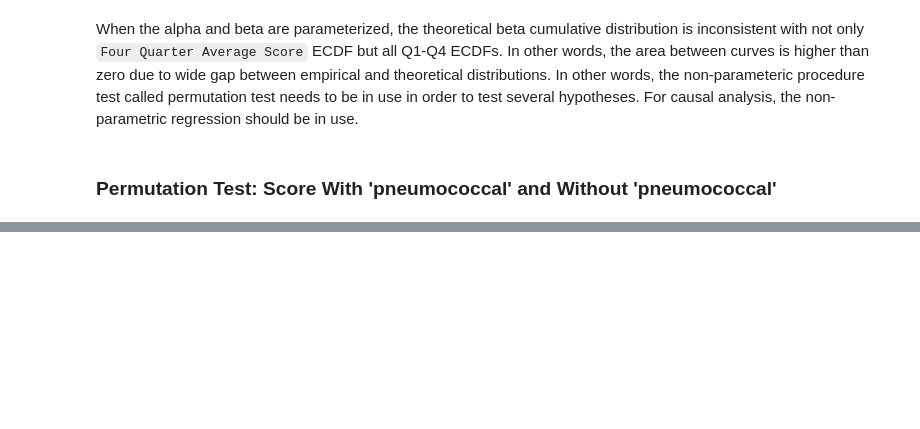
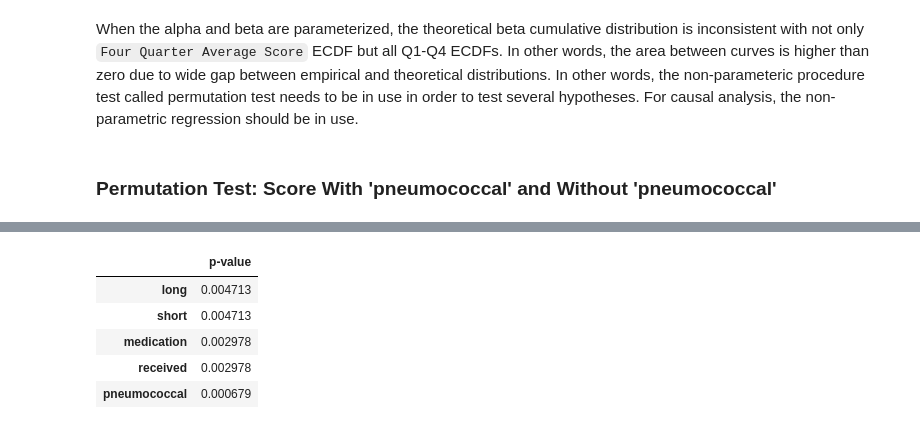
Before and after one commit to jonahwinninghoff/Causal-Analysis-Nursing-Home, a Jupyter notebook: Exploratory Data Analysis/Exploratory Data Analysis.ipynb, the cells around one changed output, grey strips where cells are left out. Saved outputs shown, nothing was run; the diff lists cells and outputs as text; code cells hidden in the pictures; blank space fills up the shorter version.

```diff
--- a/Exploratory Data Analysis/Exploratory Data Analysis.ipynb
+++ b/Exploratory Data Analysis/Exploratory Data Analysis.ipynb
@@ -92,6 +92,7 @@ q_selected = q[['Four Quarter Average Score','Measure Description']]
 # Vectorize and Drop Measure Description
 cleaned_q = vectorize_df(q_selected,'Measure Description', stop_words = 'english',
                          max_df = 0.8, min_df = 2).drop('Measure Description', axis = 1)
+forperm = cleaned_q.copy()
 # %%
 # Select top 20 most frequently used words
 top_words = list(cleaned_q.sum().sort_values(ascending = False).reset_index()['index'][0:20])
@@ -299,9 +302,3 @@ plt.show()
 When the alpha and beta are parameterized, the theoretical beta cumulative distribution is inconsistent with not only `Four Quarter Average Score` ECDF but all Q1-Q4 ECDFs. In other words, the area between curves is higher than zero due to wide gap between empirical and theoretical distributions. In other words, the non-parameteric procedure test called permutation test needs to be in use in order to test several hypotheses. For causal analysis, the non-parametric regression should be in use.
 # %% [markdown]
 ### Permutation Test: Score With 'pneumococcal' and Without 'pneumococcal' <a id='hypothesis'></a>
-# %%
-# Focus on Four Quarter Average Score and pneumococcal
-perm_test = cleaned_q[['Four Quarter Average Score', 'pneumococcal']]
-perm_test['pneumococcal'] = perm_test['pneumococcal'].apply(lambda x: 0 if x == 0 else 1)
-
-print(Counter(perm_test.pneumococcal))
@@ -328,6 +318,3 @@ def permutation_test(data, target_column = 'score', separate_by = 'column', sepa
     pvalue = np.sum(np.abs(diff) >= np.abs(observed_diff))/len(data)
 
     return pvalue
-# %%
-p_value = permutation_test(perm_test, target_column = 'Four Quarter Average Score',
-                 separate_by = 'pneumococcal', separate_value = 0, size = 1000)
@@ -353,0 +327,8 @@ Using exploration techniques not only help understand effects of explanatory var
+# %%
+p_values = {}
+for i in ['long','short','medication','received','pneumococcal']:
+    perm_test = forperm[['Four Quarter Average Score', i]]
+    perm_test[i] = perm_test[i].apply(lambda x: 0 if x == 0 else 1)
+    p_value = permutation_test(perm_test, target_column = 'Four Quarter Average Score',
+                 separate_by = i, separate_value = 0, size = 1000)
+    p_values[i] = [p_value]
@@ -353,0 +353,9 @@ Using exploration techniques not only help understand effects of explanatory var
+# %%
+display(pd.DataFrame(p_values).T.rename(columns={0:'p-value'}))
+# %% [output]
+|  | p-value |
+| long | 0.004713 |
+| short | 0.004713 |
+| medication | 0.002978 |
+| received | 0.002978 |
+| pneumococcal | 0.000679 |
```
Also changed, not shown: parts of 10 cells of this notebook.
